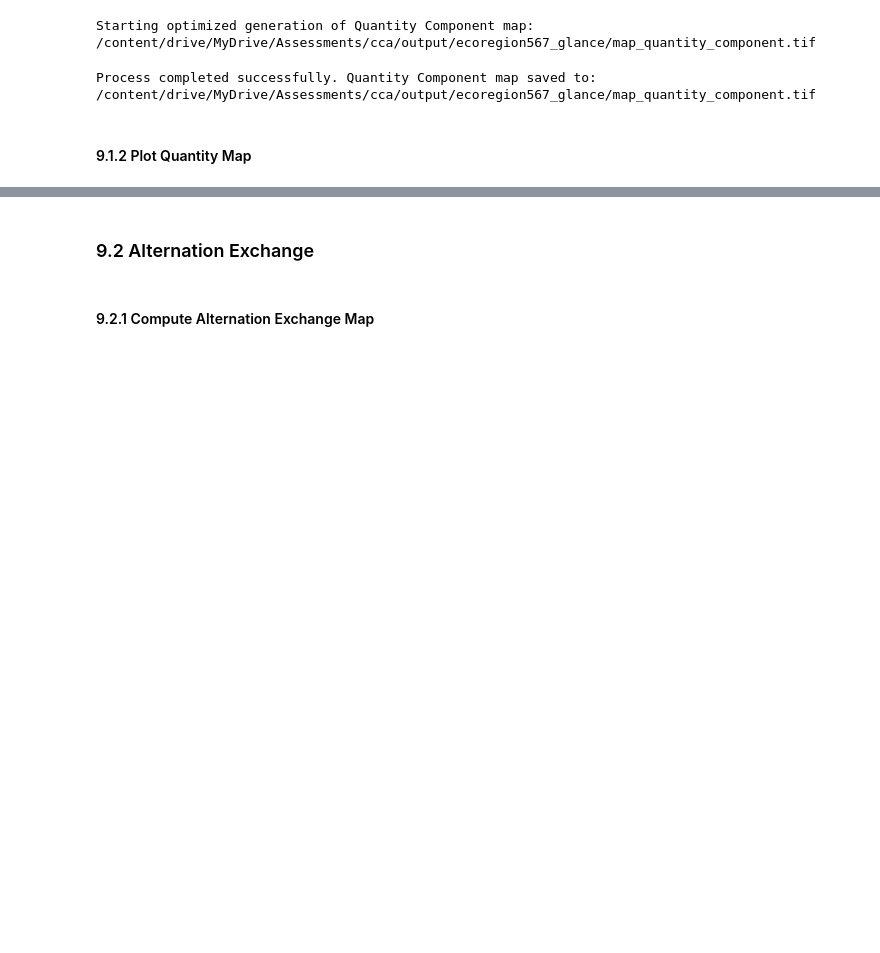
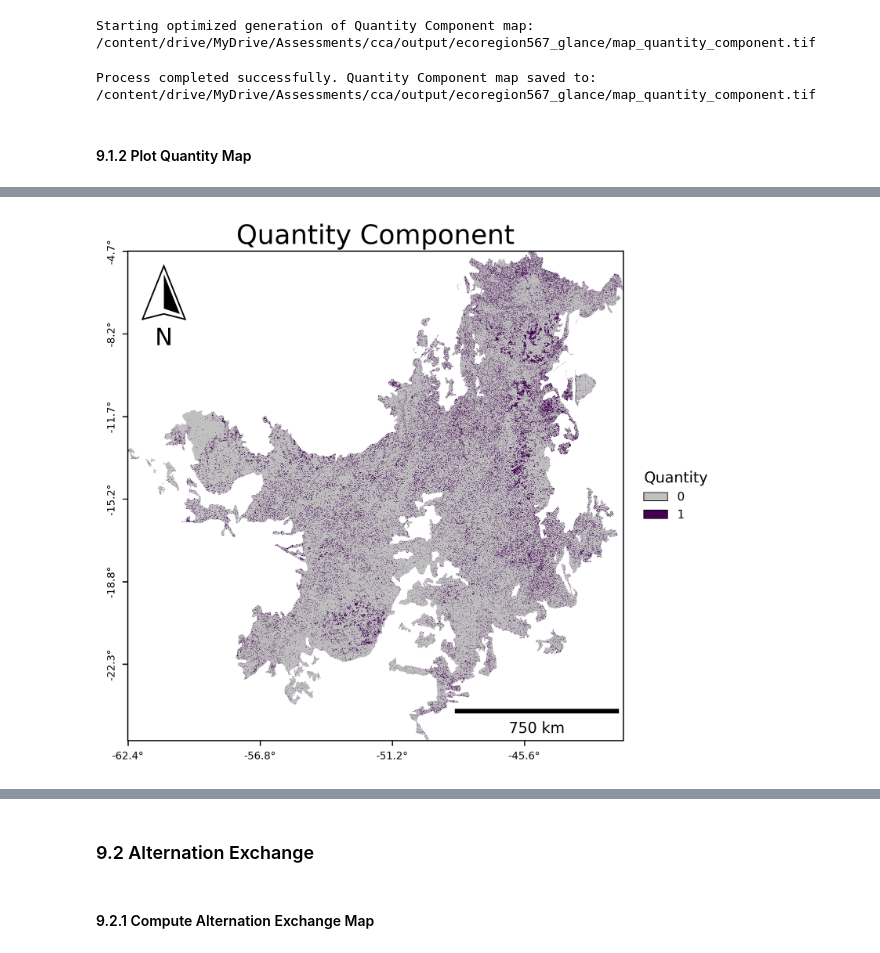
Before and after one commit to antoniovfonseca/agentic-ai-global-lulc, a Jupyter notebook: notebooks/summarize_change_components_glance.ipynb, the cells around one changed output, grey strips where cells are left out. Saved outputs shown, nothing was run; the diff lists cells and outputs as text; code cells hidden in the pictures; blank space fills up the shorter version.

Commit message:
Quantity map plot updated

```diff
--- a/notebooks/summarize_change_components_glance.ipynb
+++ b/notebooks/summarize_change_components_glance.ipynb
@@ -5922,26 +5922,11 @@ def plot_quantity_component_map(
     output_dir: str,
     nodata_val: int,
     raster_filename: str = "map_quantity_component.tif",
+    max_display_size: int = 1500,
 ) -> None:
     """
-    Plot the Quantity Component map using a discrete integer scale.
-
-    The visualization uses a specific color logic where the value 0 is
-    represented in gray, while values greater than or equal to 1 are
-    represented by a gradient color scale to indicate intensity.
-
-    Parameters
-    ----------
-    output_dir : str
-        The directory path containing the input raster file and where
-        the output image will be saved.
-    raster_filename : str, optional
-        The filename of the raster to be plotted (default is
-        "map_quantity_component.tif").
-
-    Returns
-    -------
-    None
+    Plot the Quantity Component map using a discrete integer scale,
+    with dynamic downsampling to prevent out-of-memory errors.
     """
     # 1. Input Validation and Path Setup
     raster_path = os.path.join(
@@ -5960,21 +5945,23 @@ def plot_quantity_component_map(
         f"Reading Quantity Component map for plotting: {raster_path}",
     )
 
-    pixel_size_km = compute_display_pixel_size_km(
-            raster_path=raster_path,
-            downsample_divisor=1
-        )
-
-    # 2. Data Loading and Masking
+    # 2. Data Loading, Dynamic Downsampling, and Masking
     with rasterio.open(
         raster_path,
     ) as src:
-        scale_factor = 1
+        max_dim = max(src.width, src.height)
+        scale_factor = max(1.0, max_dim / max_display_size)
+
+        new_height = max(1, int(src.height / scale_factor))
+        new_width = max(1, int(src.width / scale_factor))
+
+        print(f"Dynamic downsample factor: {scale_factor:.2f}")
+
         data = src.read(
             1,
             out_shape=(
-                int(src.height * scale_factor),
-                int(src.width * scale_factor),
+                new_height,
+                new_width,
             ),
             resampling=rasterio.enums.Resampling.nearest,
         )
@@ -5985,27 +5972,30 @@ def plot_quantity_component_map(
             nodata_val,
         )
 
-        left, bottom, right, top = src.bounds
         src_crs = src.crs
         transform = src.transform
+        orig_height = src.height
+        orig_width = src.width
+
+    pixel_size_km = compute_display_pixel_size_km(
+        raster_path=raster_path,
+        downsample_divisor=scale_factor,
+    )
 
     # Determine the integer range for the color scale
     data_max = int(
         data_masked.max(),
     )
 
-    # Ensure at least 1 to prevent errors if the map is empty/flat
     if data_max == 0:
         data_max = 1
 
     # 3. Discrete Colormap Configuration
     original_cmap = plt.get_cmap("viridis")
-    # Define the color for value 0 (Background/Gray)
     colors_list = ["#c0c0c0"] + [
         original_cmap(i) for i in np.linspace(0, 1, data_max)
     ]
 
-    # Create the custom discrete colormap
     cmap = ListedColormap(
         colors_list,
     )
@@ -6073,14 +6063,17 @@ def plot_quantity_component_map(
     )
 
     # 8. North Arrow
-    north_arrow(
-        ax,
-        location="upper right",
-        shadow=False,
-        rotation={
-            "degrees": 0,
-        },
-    )
+    try:
+        north_arrow(
+            ax,
+            location="upper left",
+            shadow=False,
+            rotation={
+                "degrees": 0,
+            },
+        )
+    except NameError:
+        print("Note: north_arrow function not found, skipping north arrow.")
 
     # 9) Axes styling (with Lat/Lon labels)
     ax.set_title(
@@ -6099,17 +6092,15 @@ def plot_quantity_component_map(
         always_xy=True,
     )
 
-    height, width = data.shape
-
     def format_lon(x, pos):
-        x = np.clip(x, 0, width - 1)
-        x_proj, y_proj = rasterio.transform.xy(transform, height // 2, x)
+        x_orig = np.clip(x * scale_factor, 0, orig_width - 1)
+        x_proj, y_proj = rasterio.transform.xy(transform, orig_height // 2, x_orig)
         lon, lat = to_latlon.transform(x_proj, y_proj)
         return f"{lon:.1f}°"
 
     def format_lat(y, pos):
-        y = np.clip(y, 0, height - 1)
-        x_proj, y_proj = rasterio.transform.xy(transform, y, width // 2)
+        y_orig = np.clip(y * scale_factor, 0, orig_height - 1)
+        x_proj, y_proj = rasterio.transform.xy(transform, y_orig, orig_width // 2)
         lon, lat = to_latlon.transform(x_proj, y_proj)
         return f"{lat:.1f}°"
 
@@ -6152,10 +6143,11 @@ def plot_quantity_component_map(
         f"Map successfully saved to: {output_figure_path}",
     )
 
-# Execute the function
+# Execution of the plotting function
 plot_quantity_component_map(
-    output_path,
+    output_dir=output_path,
     nodata_val=noData_value,
+    max_display_size=1500,
 )
 # %% [output]
 Reading Quantity Component map for plotting: /content/drive/MyDrive/Assessments/cca/output/ecoregion567_glance/map_quantity_component.tif
@@ -6161,0 +6155 @@ Reading Quantity Component map for plotting: /content/drive/MyDrive/Assessments/
+[figure, added]
```
Also changed, not shown: parts of 2 cells of this notebook.
